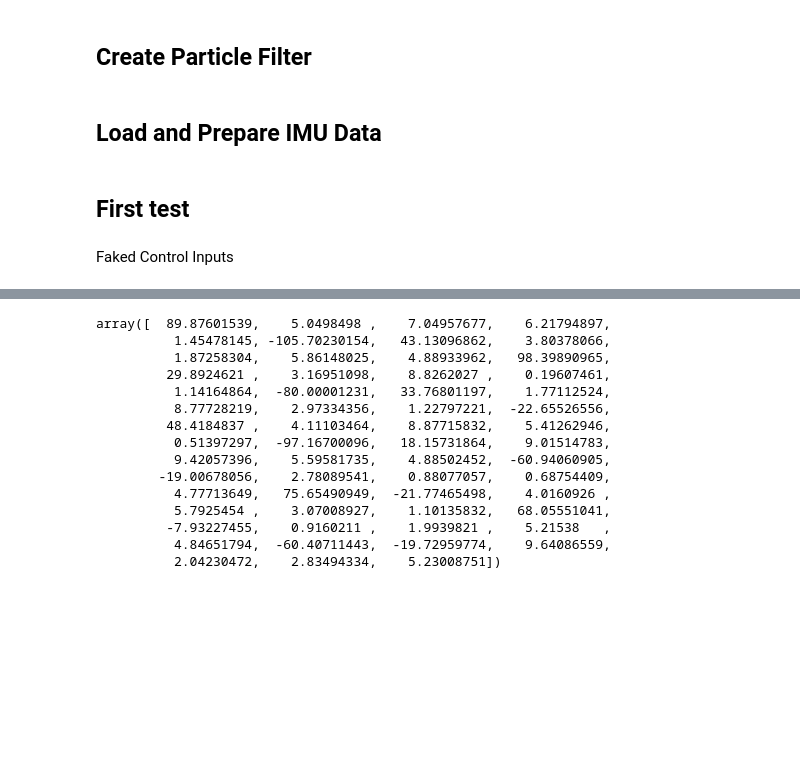
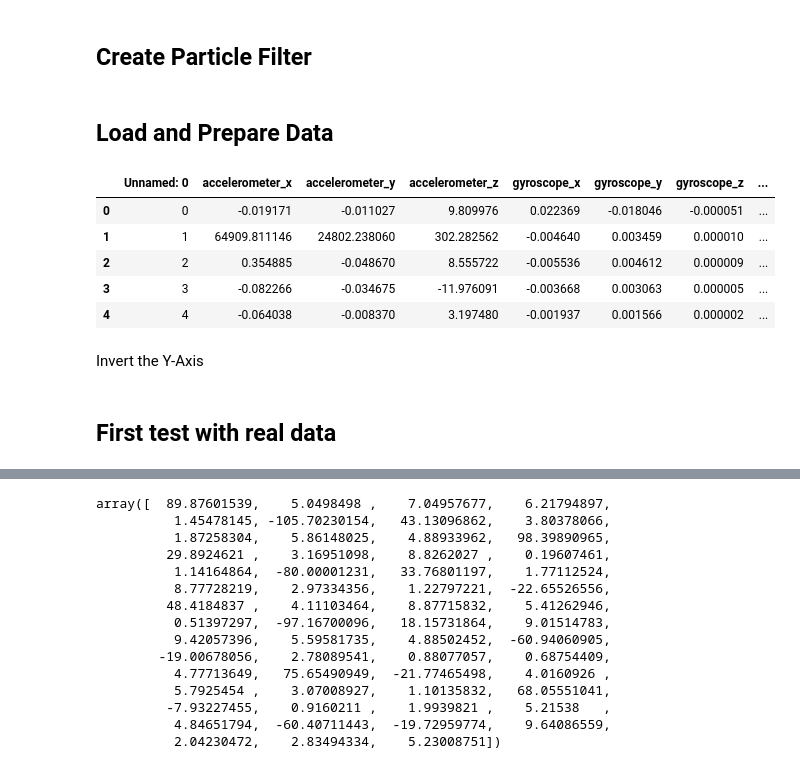
Before and after one commit to Smartimann/IMU_based-vehicle_localization, a Jupyter notebook: application/PF Test.ipynb, the cells around one changed output, grey strips where cells are left out. Cells and saved outputs as stored; diff of their text form; code cells hidden in the pictures; blank space fills up the shorter version.

```diff
--- a/application/PF Test.ipynb
+++ b/application/PF Test.ipynb
@@ -139,7 +147,7 @@ def resample_from_index(particles, weights, indexes):
 def neff(weights):
     return 1. / np.sum(np.square(weights))
 # %% [markdown]
-## Load and Prepare IMU Data
+## Load and Prepare Data
 # %%
 def get_rotation_matrix(theta):
     return np.array([[np.cos(theta), np.sin(theta)], [-np.sin(theta), np.cos(theta)]])
@@ -162,0 +169,11 @@ simulation_data['positions_y'] = -simulation_data['positions_y']
+# %%
+simulation_data.head()
+# %% [output]
+|  | Unnamed: 0 | accelerometer_x | accelerometer_y | accelerometer_z | gyroscope_x | gyroscope_y | gyroscope_z | ... |
+| 0 | 0 | -0.019171 | -0.011027 | 9.809976 | 0.022369 | -0.018046 | -0.000051 | ... |
+| 1 | 1 | 64909.811146 | 24802.238060 | 302.282562 | -0.004640 | 0.003459 | 0.000010 | ... |
+| 2 | 2 | 0.354885 | -0.048670 | 8.555722 | -0.005536 | 0.004612 | 0.000009 | ... |
+| 3 | 3 | -0.082266 | -0.034675 | -11.976091 | -0.003668 | 0.003063 | 0.000005 | ... |
+| 4 | 4 | -0.064038 | -0.008370 | 3.197480 | -0.001937 | 0.001566 | 0.000002 | ... |
+# %% [markdown]
+Invert the Y-Axis
@@ -179,5 +206,3 @@ def plot_particles_and_mean(particles, weights, mu, ground_truth):
     plt.show()
 # %% [markdown]
-## First test
+## First test with real data
-# %% [markdown]
-Faked Control Inputs
```
Also changed, not shown: parts of 17 cells of this notebook, 4 other files.
